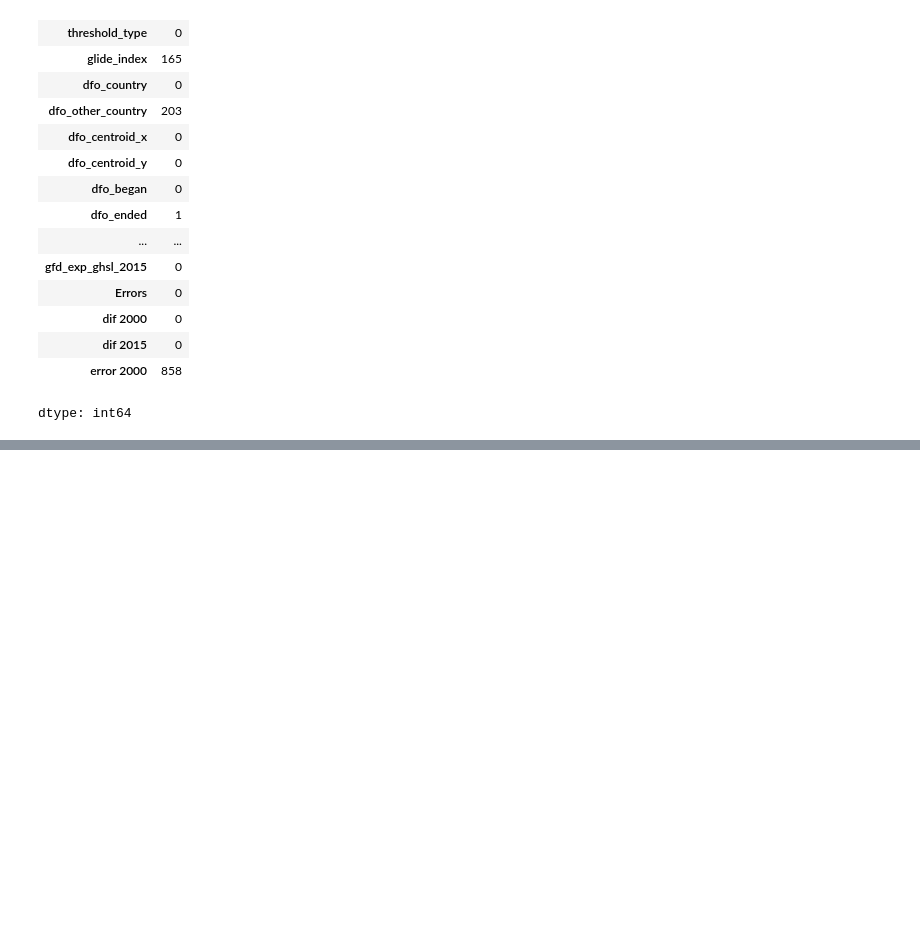
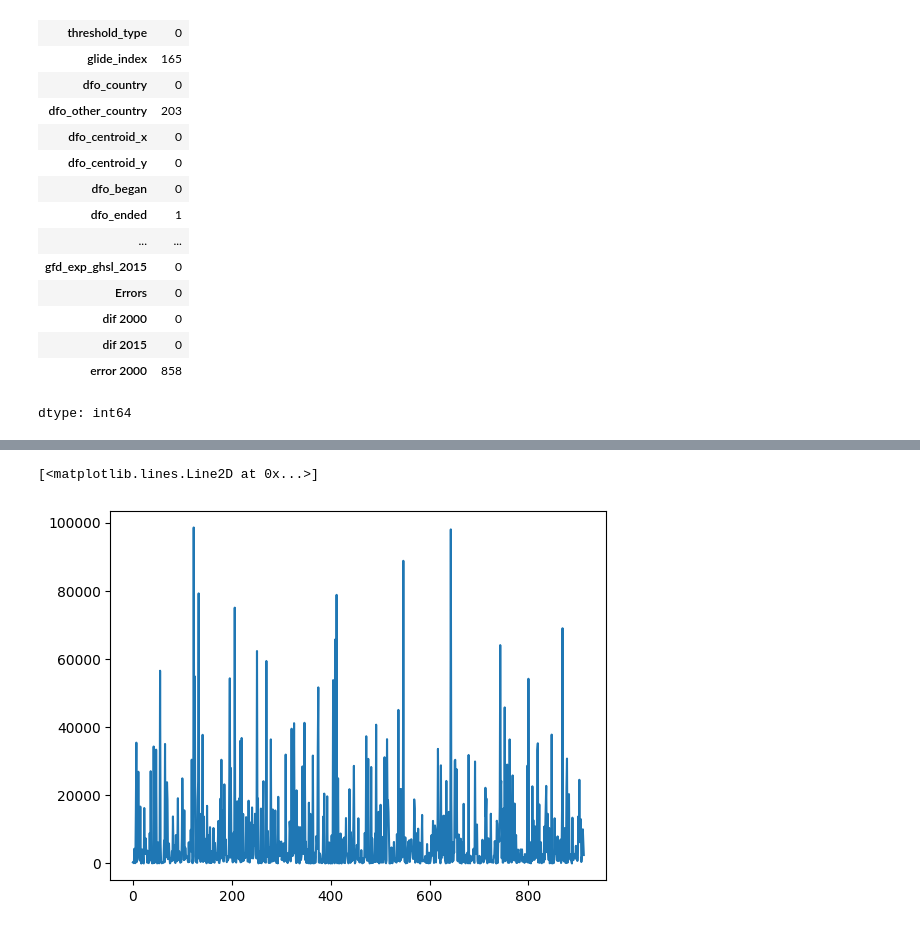
Before and after one commit to AI-Krittaya/BSC_DPDM2025, a Jupyter notebook: Ch3_Data_Prepocessing.ipynb, the cells around one changed output, grey strips where cells are left out. Saved outputs shown, nothing was run; the diff lists cells and outputs as text; code cells hidden in the pictures; blank space fills up the shorter version.

```diff
--- a/Ch3_Data_Prepocessing.ipynb
+++ b/Ch3_Data_Prepocessing.ipynb
@@ -303,0 +349,7 @@ dtype: int64
+# %%
+def put_value_into_bins(value,bin_edgs):
+  for i in range(len(bin_edgs)-1):
+    if value >= bin_edgs[i] and value < bin_edgs[i+1]:
+      new_val = bin_edgs[i] + (bin_edgs[i+1] - bin_edgs[i])/2
+      return new_val
+  return None
@@ -303,0 +360,7 @@ dtype: int64
+# %%
+flood['gfd_area_bin'] = flood['gfd_area'].apply(lambda x: put_value_into_bins(x, outputhist[1])) #applyใช้แก้ค่าที่อยู่ในตาราง
+# %%
+plt.plot(flood['gfd_area'])
+# %% [output]
+[<matplotlib.lines.Line2D at 0x...>]
+[figure, added]
```
Also changed, not shown: parts of 24 cells of this notebook.
